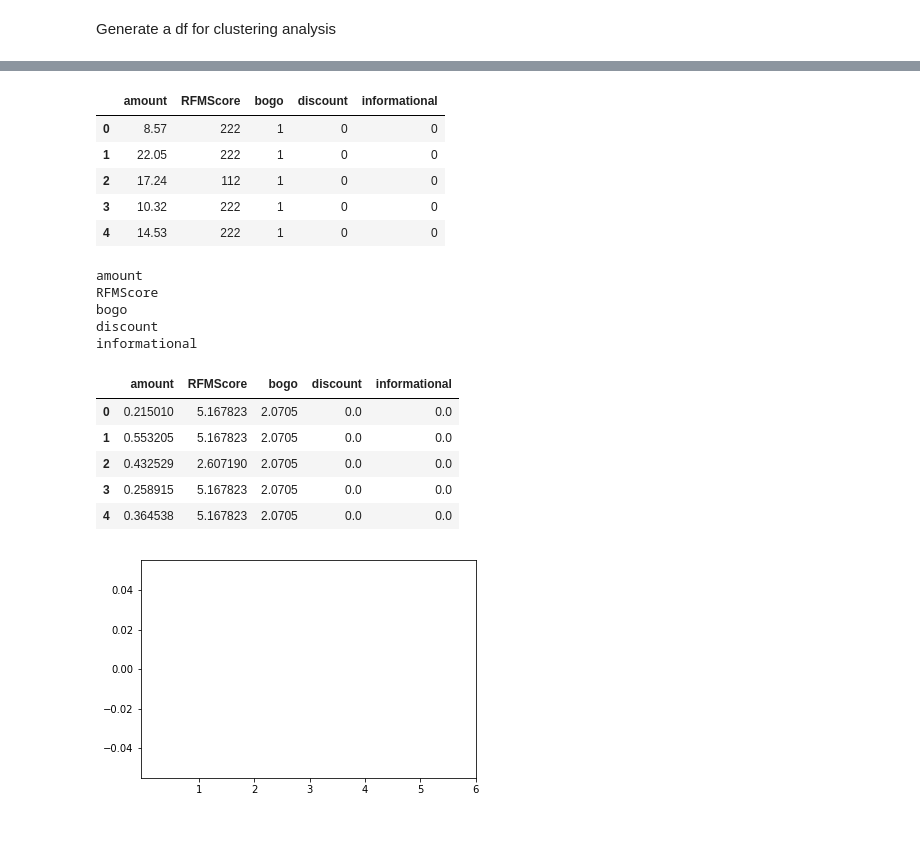
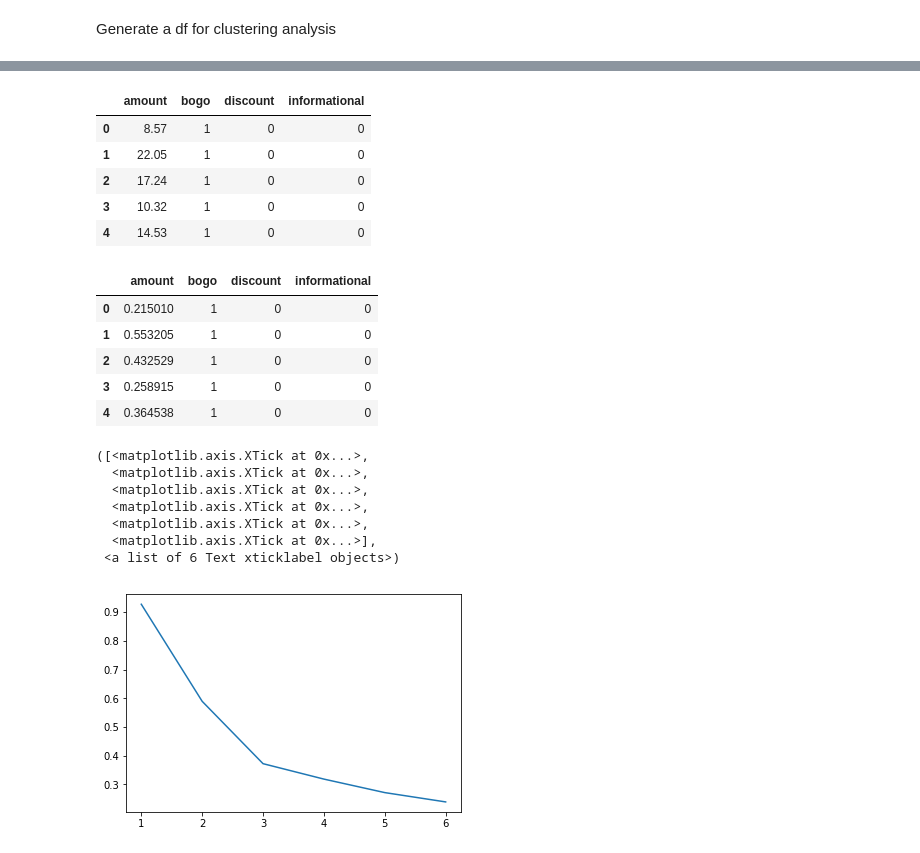
Before and after one commit to Mendy5/Udacity_Project_Capstone, a Jupyter notebook: Starbucks_Capstone_notebook.ipynb, the cells around one changed output, grey strips where cells are left out. Saved outputs shown, nothing was run; the diff lists cells and outputs as text; code cells hidden in the pictures.

Commit message:
Update Starbucks_Capstone_notebook.ipynb
1. more clustering analysis

```diff
--- a/Starbucks_Capstone_notebook.ipynb
+++ b/Starbucks_Capstone_notebook.ipynb
@@ -2355,2 +2437,4 @@ offer_trans_final_kmeans_df = offer_trans_final_df[["amount", "offer_type", "RFM
+# %%
+offer_trans_final_kmeans_df = offer_trans_final_df[["amount", "offer_type"]]
 # %%
 offer_trans_final_kmeans_final_df = pd.concat([offer_trans_final_kmeans_df, pd.get_dummies(offer_trans_final_kmeans_df["offer_type"])], axis=1)
@@ -2359,14 +2452,9 @@ offer_trans_final_kmeans_final_df.drop(columns=["offer_type"], inplace=True)
 # %%
 offer_trans_final_kmeans_final_df.head()
 # %% [output]
-|  | amount | RFMScore | bogo | discount | informational |
-| 0 | 8.57 | 222 | 1 | 0 | 0 |
-| 1 | 22.05 | 222 | 1 | 0 | 0 |
-| 2 | 17.24 | 112 | 1 | 0 | 0 |
-| 3 | 10.32 | 222 | 1 | 0 | 0 |
-| 4 | 14.53 | 222 | 1 | 0 | 0 |
+|  | amount | bogo | discount | informational |
+| 0 | 8.57 | 1 | 0 | 0 |
+| 1 | 22.05 | 1 | 0 | 0 |
+| 2 | 17.24 | 1 | 0 | 0 |
+| 3 | 10.32 | 1 | 0 | 0 |
+| 4 | 14.53 | 1 | 0 | 0 |
-# %%
-offer_trans_final_kmeans_final_df["RFMScore"] = offer_trans_final_kmeans_final_df["RFMScore"].astype(int)
-offer_trans_final_kmeans_final_df["bogo"] = offer_trans_final_kmeans_final_df["bogo"].astype(int)
-offer_trans_final_kmeans_final_df["discount"] = offer_trans_final_kmeans_final_df["discount"].astype(int)
-offer_trans_final_kmeans_final_df["informational"] = offer_trans_final_kmeans_final_df["informational"].astype(int)
@@ -2375,36 +2461,37 @@ offer_trans_final_kmeans_final_norm_df = pd.DataFrame()
-# %%
-for col in offer_trans_final_kmeans_final_df.columns:
-    offer_trans_final_kmeans_final_norm_df[col] = whiten(offer_trans_final_kmeans_final_df[col].values)
-# %% [output]
-amount
-RFMScore
-bogo
-discount
-informational
+# %%
+offer_trans_final_kmeans_final_norm_df = offer_trans_final_kmeans_final_df.copy()
+# %%
+offer_trans_final_kmeans_final_norm_df["amount"] = whiten(offer_trans_final_kmeans_final_df["amount"])
 # %%
 offer_trans_final_kmeans_final_norm_df.head()
 # %% [output]
-|  | amount | RFMScore | bogo | discount | informational |
-| 0 | 0.215010 | 5.167823 | 2.0705 | 0.0 | 0.0 |
-| 1 | 0.553205 | 5.167823 | 2.0705 | 0.0 | 0.0 |
-| 2 | 0.432529 | 2.607190 | 2.0705 | 0.0 | 0.0 |
-| 3 | 0.258915 | 5.167823 | 2.0705 | 0.0 | 0.0 |
-| 4 | 0.364538 | 5.167823 | 2.0705 | 0.0 | 0.0 |
+|  | amount | bogo | discount | informational |
+| 0 | 0.215010 | 1 | 0 | 0 |
+| 1 | 0.553205 | 1 | 0 | 0 |
+| 2 | 0.432529 | 1 | 0 | 0 |
+| 3 | 0.258915 | 1 | 0 | 0 |
+| 4 | 0.364538 | 1 | 0 | 0 |
 # %%
 distortions = []
 num_clusters = range(1, 7)
 
 # Create a list of distortions from the kmeans function
 for i in num_clusters:
     cluster_centers, distortion = kmeans(offer_trans_final_kmeans_final_norm_df, i)
     distortions.append(distortion)
 
 # Create a data frame with two lists - num_clusters, distortions
 elbow_plot = pd.DataFrame({'num_clusters': num_clusters, 'distortions': distortions})
 
 # Creat a line plot of num_clusters and distortions
-plt.plot(x=elbow_plot["num_clusters"], y=elbow_plot["distortions"])
-plt.xticks(num_clusters)
-plt.show()
+plt.plot(elbow_plot["num_clusters"], elbow_plot["distortions"])
+plt.xticks(elbow_plot["num_clusters"])
 # %% [output]
+([<matplotlib.axis.XTick at 0x...>,
+  <matplotlib.axis.XTick at 0x...>,
+  <matplotlib.axis.XTick at 0x...>,
+  <matplotlib.axis.XTick at 0x...>,
+  <matplotlib.axis.XTick at 0x...>,
+  <matplotlib.axis.XTick at 0x...>],
+ <a list of 6 Text xticklabel objects>)
-[figure, old version]
+[figure, new version]
```
Also changed, not shown: parts of 36 cells of this notebook.
